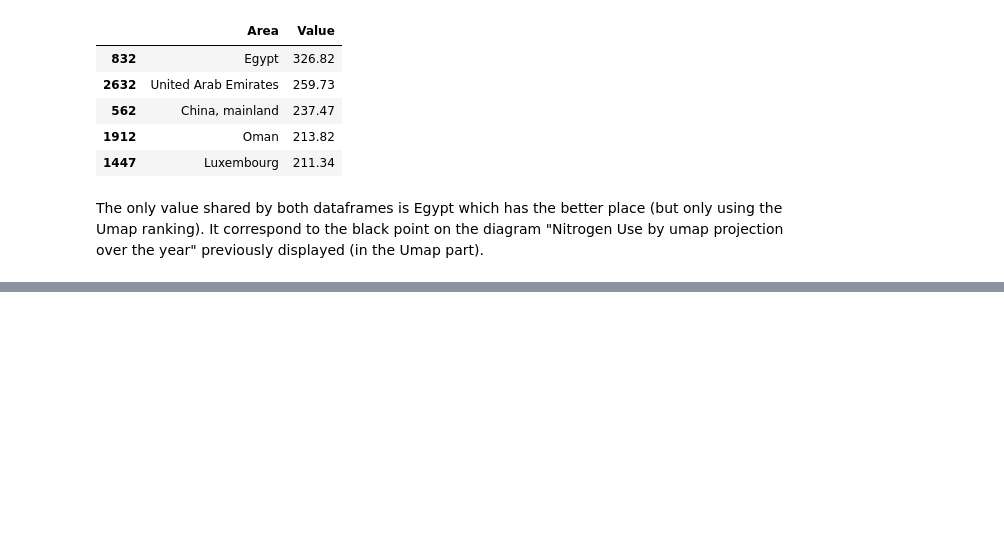
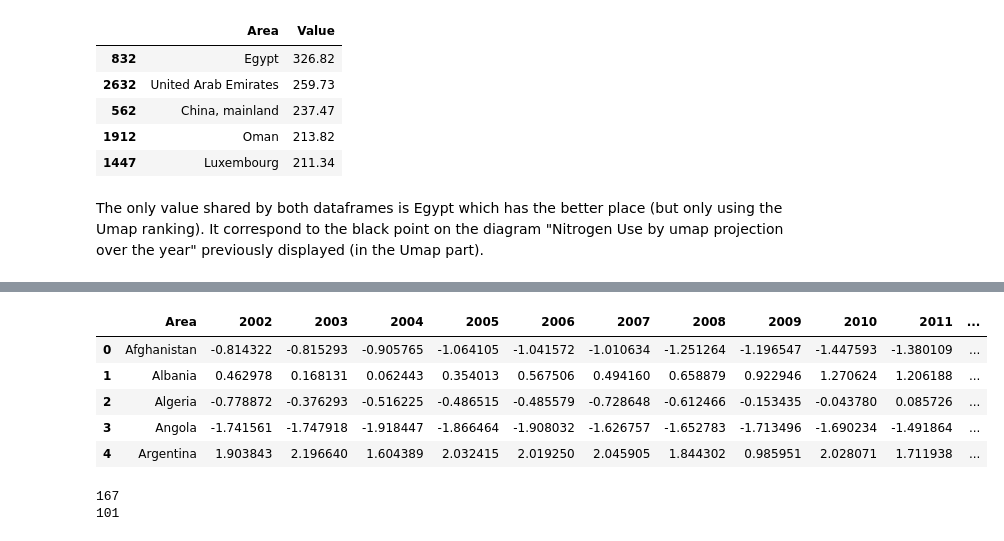
Before and after one commit to amara-slaymaker/ada_project-ada_nakamura, a Jupyter notebook: analysis_efficiency_over_year.ipynb, the cells around one changed output, grey strips where cells are left out. Drawn from its saved outputs; the diff is of its cells as text; code cells hidden in the pictures; blank space fills up the shorter version.

```diff
--- a/analysis_efficiency_over_year.ipynb
+++ b/analysis_efficiency_over_year.ipynb
@@ -1138,0 +1160,13 @@ The only value shared by both dataframes is Egypt which has the better place (bu
+# %%
+# Create dataframe of linear interpolation over the years
+interpo_data=pd.DataFrame(index=[1,2])
+yield_interp=pca_ferti_frame.dropna(axis=0)
+for year in range(2002,2016+1,1):
+    par = np.polyfit(yield_interp[str(year)], yield_interp[str(year)+'_ferti'], 1, full=True)
+    slope=par[0][0]
+    intercept=par[0][1]
+    x=[min(yield_interp[str(year)]), max(yield_interp[str(year)])]
+    y_predicted = [slope*min(yield_interp[str(year)]) + intercept, slope*max(yield_interp[str(year)]) + intercept]
+    interpo_data['x_'+str(year)] = x
+    interpo_data['y_'+str(year)] = y_predicted
+interpo_data
@@ -1138,0 +1265,45 @@ The only value shared by both dataframes is Egypt which has the better place (bu
+# %%
+#yield dataframe
+yield_indic=pd.DataFrame(columns=['Area'])
+for year in fertilizer_area.pivot_table(index=['Year Code']).index :
+    grouped_yield=(crops.query('`Element Code` == 5419')
+    .query('`Year Code` == @year')
+    .query('`Item Code` >1000')
+    .query('`Area Code` <300')
+    .pivot(index='Area',columns='Item',values='Value')
+    .drop(columns=['Citrus Fruit,Total','Treenuts,Total','Fibre Crops Primary'])
+    .reset_index()
+    )
+
+    grouped_yield['Cereal']=grouped_yield.loc[:,['Cereals (Rice Milled Eqv)','Cereals,Total','Coarse Grain, Total']].mean(axis=1)#merge strongly correlated columns
+    grouped_yield=grouped_yield.drop(columns=['Cereals (Rice Milled Eqv)','Cereals,Total','Coarse Grain, Total'])
+    grouped_yield=grouped_yield.dropna(axis=0)
+    grouped_yield=grouped_yield.reset_index()
+    grouped_yield.drop(columns=['index'],inplace=True)
+
+    pca,grouped_yield_pca = PCA_processing(grouped_yield,'Area', grouped_yield.columns[1:])
+    grouped_yield_pca.rename(columns={'PC1':str(year)},inplace=True)
+    yield_indic=yield_indic.merge(grouped_yield_pca.loc[:,['Area',str(year)]], on='Area',how='outer')
+yield_indic.head(5)
+# %% [output]
+|  | Area | 2002 | 2003 | 2004 | 2005 | 2006 | 2007 | 2008 | 2009 | 2010 | 2011 | ... |
+| 0 | Afghanistan | -0.814322 | -0.815293 | -0.905765 | -1.064105 | -1.041572 | -1.010634 | -1.251264 | -1.196547 | -1.447593 | -1.380109 | ... |
+| 1 | Albania | 0.462978 | 0.168131 | 0.062443 | 0.354013 | 0.567506 | 0.494160 | 0.658879 | 0.922946 | 1.270624 | 1.206188 | ... |
+| 2 | Algeria | -0.778872 | -0.376293 | -0.516225 | -0.486515 | -0.485579 | -0.728648 | -0.612466 | -0.153435 | -0.043780 | 0.085726 | ... |
+| 3 | Angola | -1.741561 | -1.747918 | -1.918447 | -1.866464 | -1.908032 | -1.626757 | -1.652783 | -1.713496 | -1.690234 | -1.491864 | ... |
+| 4 | Argentina | 1.903843 | 2.196640 | 1.604389 | 2.032415 | 2.019250 | 2.045905 | 1.844302 | 0.985951 | 2.028071 | 1.711938 | ... |
+# %%
+# First lets take 5 samples of each group
+# But countries has to be in the same group over the years
+same_group_countries=pca_ferti_frame.loc[:,['Area','ferti_color_2002']]
+same_group_countries.rename(columns={"ferti_color_2002": "group"}, inplace=True)
+print(same_group_countries.shape[0])
+for year in range (2002,2016+1,1):
+    search= 'ferti_color_'+str(year)
+    to_intersect = pca_ferti_frame.loc[:,['Area','ferti_color_'+str(year)]]
+    to_intersect.rename(columns={'ferti_color_'+str(year): "group"}, inplace=True)
+    same_group_countries=pd.merge(same_group_countries, to_intersect)
+print(same_group_countries.shape[0])
+# %% [output]
+167
+101
```
Also changed, not shown: parts of 42 cells of this notebook, 1 other file.
